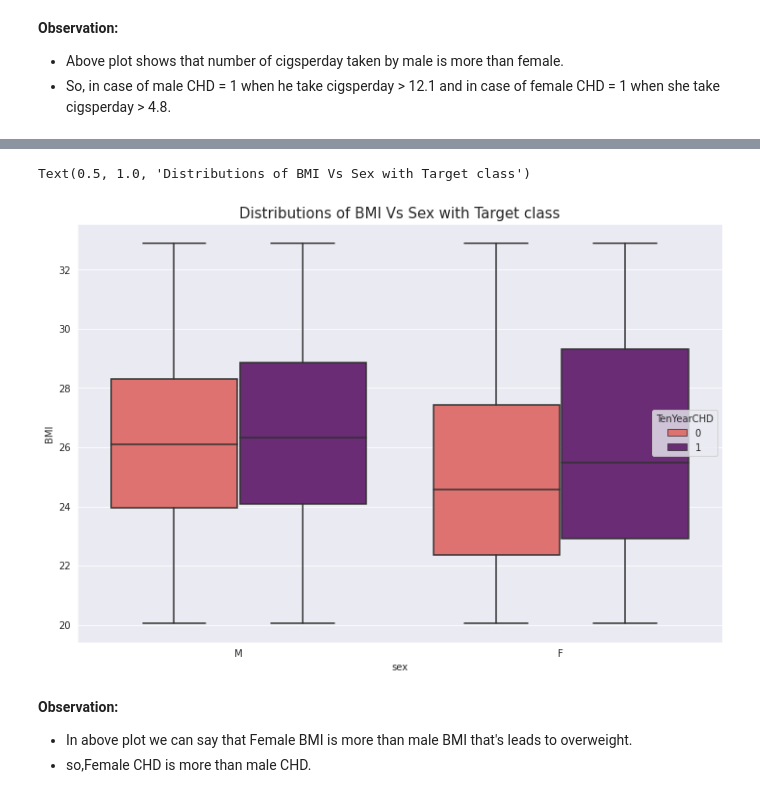
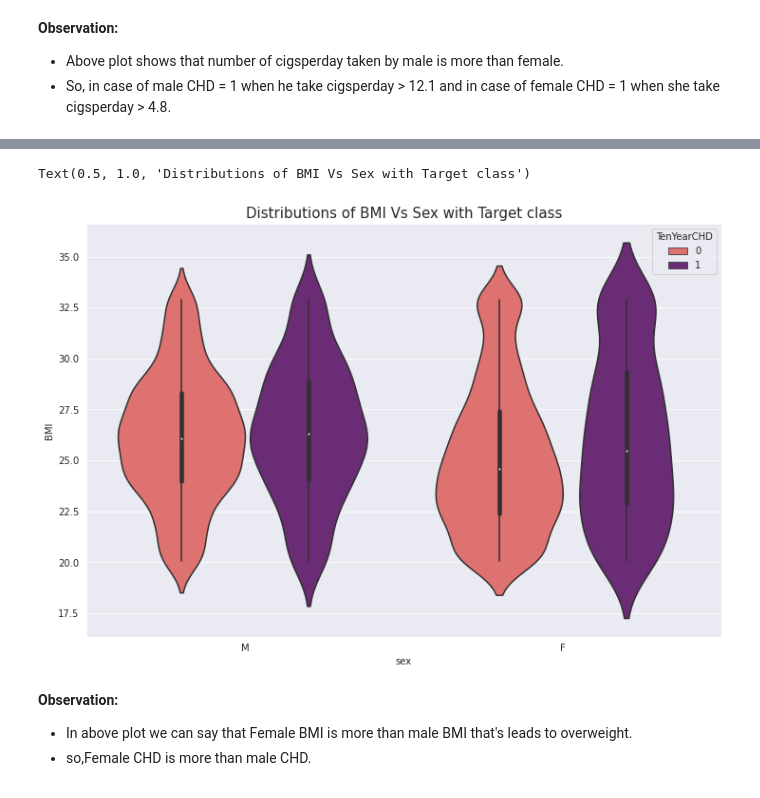
Before and after one commit to jayu071/Cardiovascular_Risk_Prediction_JN, a Jupyter notebook: Cardiovascular_Risk_Prediction_JN.ipynb, the cells around one changed output, grey strips where cells are left out. Cells and saved outputs as stored; diff of their text form; code cells hidden in the pictures.

```diff
--- a/Cardiovascular_Risk_Prediction_JN.ipynb
+++ b/Cardiovascular_Risk_Prediction_JN.ipynb
@@ -453,11 +456,11 @@ Being overweight or obese increases your risk of developing diabetes and high bl
 # %%
 #ploting the boxplot between sex variable and BMI variable with target class
 plt.figure(figsize=(12,8))
-sns.boxplot(data=cardiovascular_risk,x="sex", y='BMI',hue="TenYearCHD",palette = 'magma_r')
+sns.violinplot(data=cardiovascular_risk,x="sex", y='BMI',hue="TenYearCHD",palette = 'magma_r')
 plt.title("Distributions of BMI Vs Sex with Target class",fontsize=15)
 # %% [output]
 Text(0.5, 1.0, 'Distributions of BMI Vs Sex with Target class')
-[figure, old version]
+[figure, new version]
 # %% [markdown]
 **Observation:**
 * In above plot we can say that Female BMI is more than male BMI that's leads to overweight.
```
Also changed, not shown: parts of 7 cells of this notebook.
